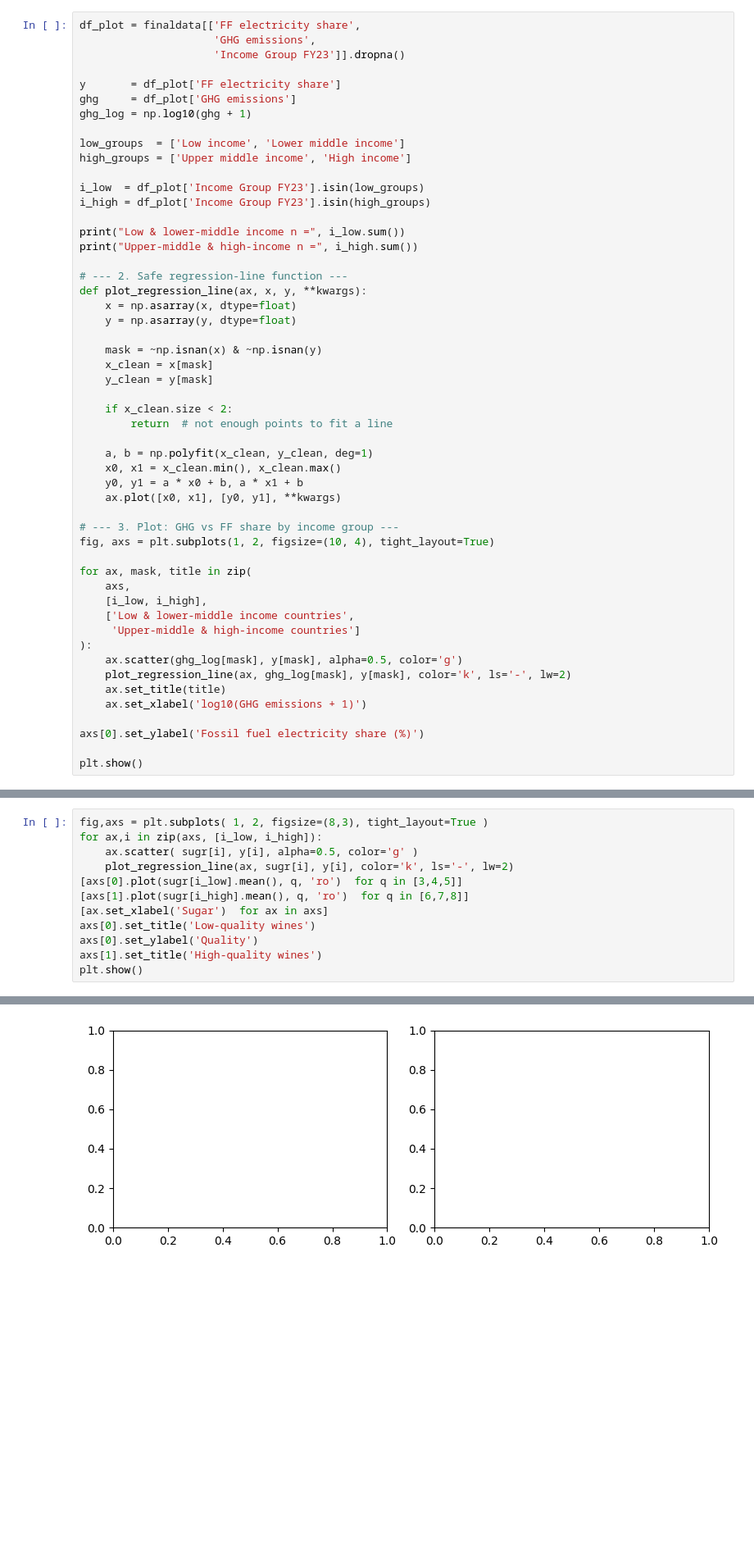
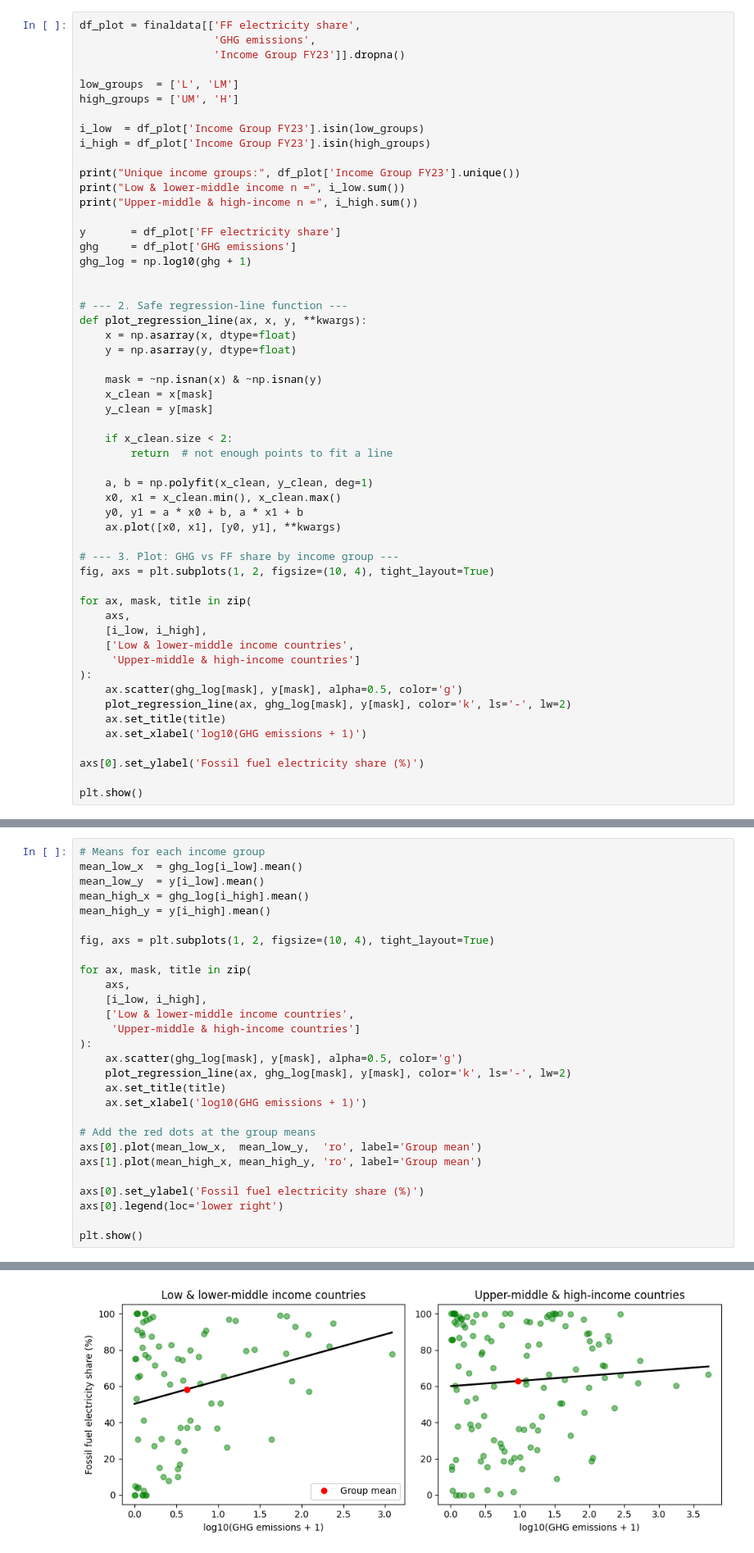
Before and after one commit to janikrinah/DataAnalysisClass, a Jupyter notebook: FP-3-example/descriptive.ipynb, the cells around one changed output, grey strips where cells are left out. Shown: that part at 82% size. Cells and saved outputs as stored; diff of their text form; blank space fills up the shorter version.

```diff
--- a/FP-3-example/descriptive.ipynb
+++ b/FP-3-example/descriptive.ipynb
@@ -273,18 +309,20 @@ df_plot = finaldata[['FF electricity share',
                      'GHG emissions',
                      'Income Group FY23']].dropna()
 
+low_groups  = ['L', 'LM']
+high_groups = ['UM', 'H']
+
+i_low  = df_plot['Income Group FY23'].isin(low_groups)
+i_high = df_plot['Income Group FY23'].isin(high_groups)
+
+print("Unique income groups:", df_plot['Income Group FY23'].unique())
+print("Low & lower-middle income n =", i_low.sum())
+print("Upper-middle & high-income n =", i_high.sum())
+
 y       = df_plot['FF electricity share']
 ghg     = df_plot['GHG emissions']
 ghg_log = np.log10(ghg + 1)
 
-low_groups  = ['Low income', 'Lower middle income']
-high_groups = ['Upper middle income', 'High income']
-
-i_low  = df_plot['Income Group FY23'].isin(low_groups)
-i_high = df_plot['Income Group FY23'].isin(high_groups)
-
-print("Low & lower-middle income n =", i_low.sum())
-print("Upper-middle & high-income n =", i_high.sum())
 
 # --- 2. Safe regression-line function ---
 def plot_regression_line(ax, x, y, **kwargs):
@@ -332,15 +371,31 @@ The linear trend lines in the figures above appear to be opposite to the visual
 
 Linear regression suggests that the average pattern is opposite. To see why let's highlight the average for each wine quality score.
 # %%
-fig,axs = plt.subplots( 1, 2, figsize=(8,3), tight_layout=True )
-for ax,i in zip(axs, [i_low, i_high]):
-    ax.scatter( sugr[i], y[i], alpha=0.5, color='g' )
-    plot_regression_line(ax, sugr[i], y[i], color='k', ls='-', lw=2)
-[axs[0].plot(sugr[i_low].mean(), q, 'ro')  for q in [3,4,5]]
-[axs[1].plot(sugr[i_high].mean(), q, 'ro')  for q in [6,7,8]]
-[ax.set_xlabel('Sugar')  for ax in axs]
-axs[0].set_title('Low-quality wines')
-axs[0].set_ylabel('Quality')
-axs[1].set_title('High-quality wines')
+# Means for each income group
+mean_low_x  = ghg_log[i_low].mean()
+mean_low_y  = y[i_low].mean()
+mean_high_x = ghg_log[i_high].mean()
+mean_high_y = y[i_high].mean()
+
+fig, axs = plt.subplots(1, 2, figsize=(10, 4), tight_layout=True)
+
+for ax, mask, title in zip(
+    axs,
+    [i_low, i_high],
+    ['Low & lower-middle income countries',
+     'Upper-middle & high-income countries']
+):
+    ax.scatter(ghg_log[mask], y[mask], alpha=0.5, color='g')
+    plot_regression_line(ax, ghg_log[mask], y[mask], color='k', ls='-', lw=2)
+    ax.set_title(title)
+    ax.set_xlabel('log10(GHG emissions + 1)')
+
+# Add the red dots at the group means
+axs[0].plot(mean_low_x,  mean_low_y,  'ro', label='Group mean')
+axs[1].plot(mean_high_x, mean_high_y, 'ro', label='Group mean')
+
+axs[0].set_ylabel('Fossil fuel electricity share (%)')
+axs[0].legend(loc='lower right')
+
 plt.show()
 # %% [output]
@@ -348,4 +402,4 @@ NameError: name 'sugr' is not defined
-[figure, old version]
+[figure, new version]
 # %% [markdown]
 These analyses show that the trends associated with just the means are unclear.
 
```
Also changed, not shown: parts of 10 cells of this notebook, 7 other files.
